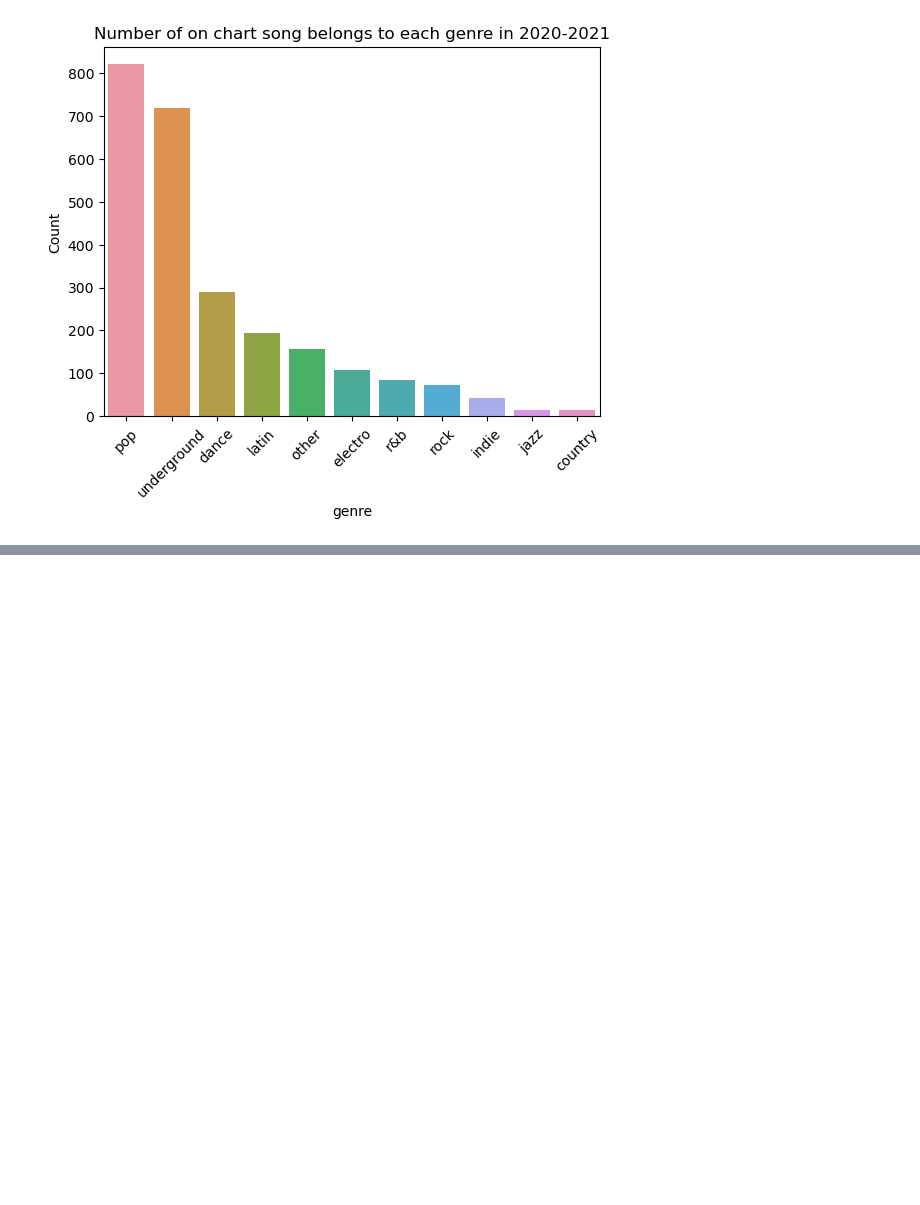
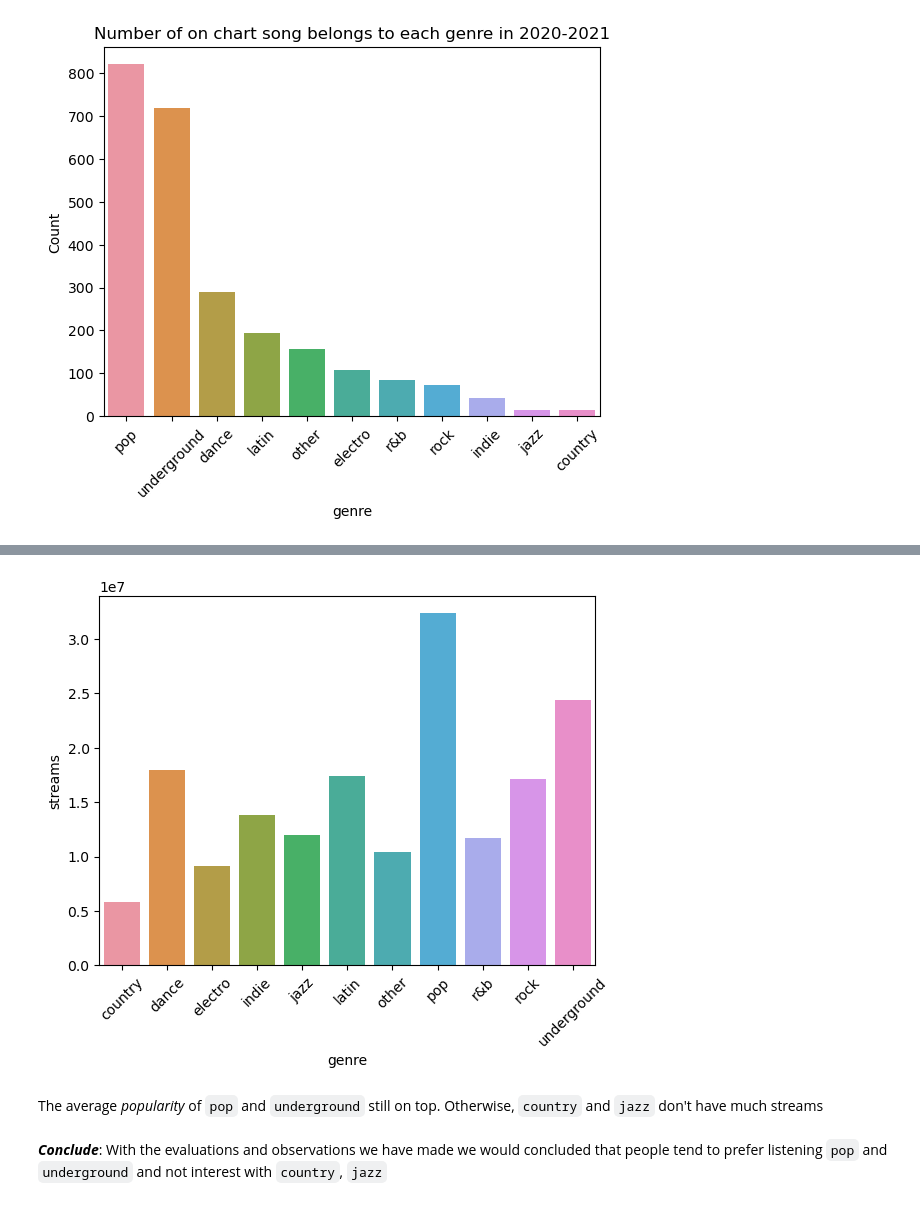
Before and after one commit to TrungTechh/HCMUS_CSC17104-Final-project, a Jupyter notebook: Final_project.ipynb, the cells around one changed output, grey strips where cells are left out. Cells and saved outputs as stored; diff of their text form; code cells hidden in the pictures; blank space fills up the shorter version.

```diff
--- a/Final_project.ipynb
+++ b/Final_project.ipynb
@@ -496,0 +486,10 @@ From above plots, we can conclude:
+# %%
+sns.barplot(data=top10_each_genre, x="genre", y="streams")
+plt.xticks(rotation=45)
+plt.show()
+# %% [output]
+[figure, added]
+# %% [markdown]
+The average *popularity* of `pop` and `underground` still on top. Otherwise, `country` and `jazz` don't have much streams
+# %% [markdown]
+***Conclude***: With the evaluations and observations we have made we would concluded that people tend to prefer listening `pop` and `underground` and not interest with `country`, `jazz`
```
Also changed, not shown: parts of 15 cells of this notebook.
